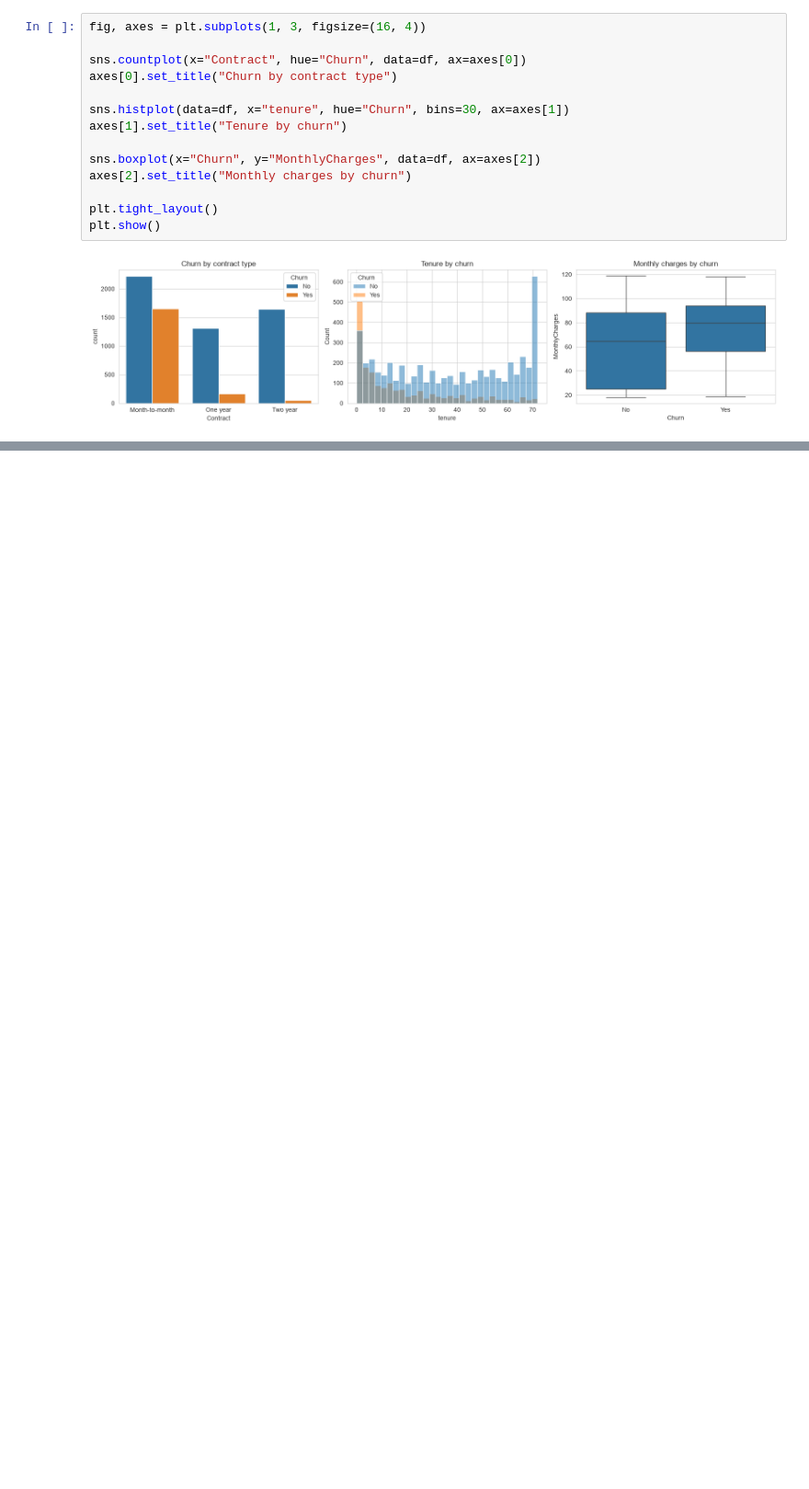
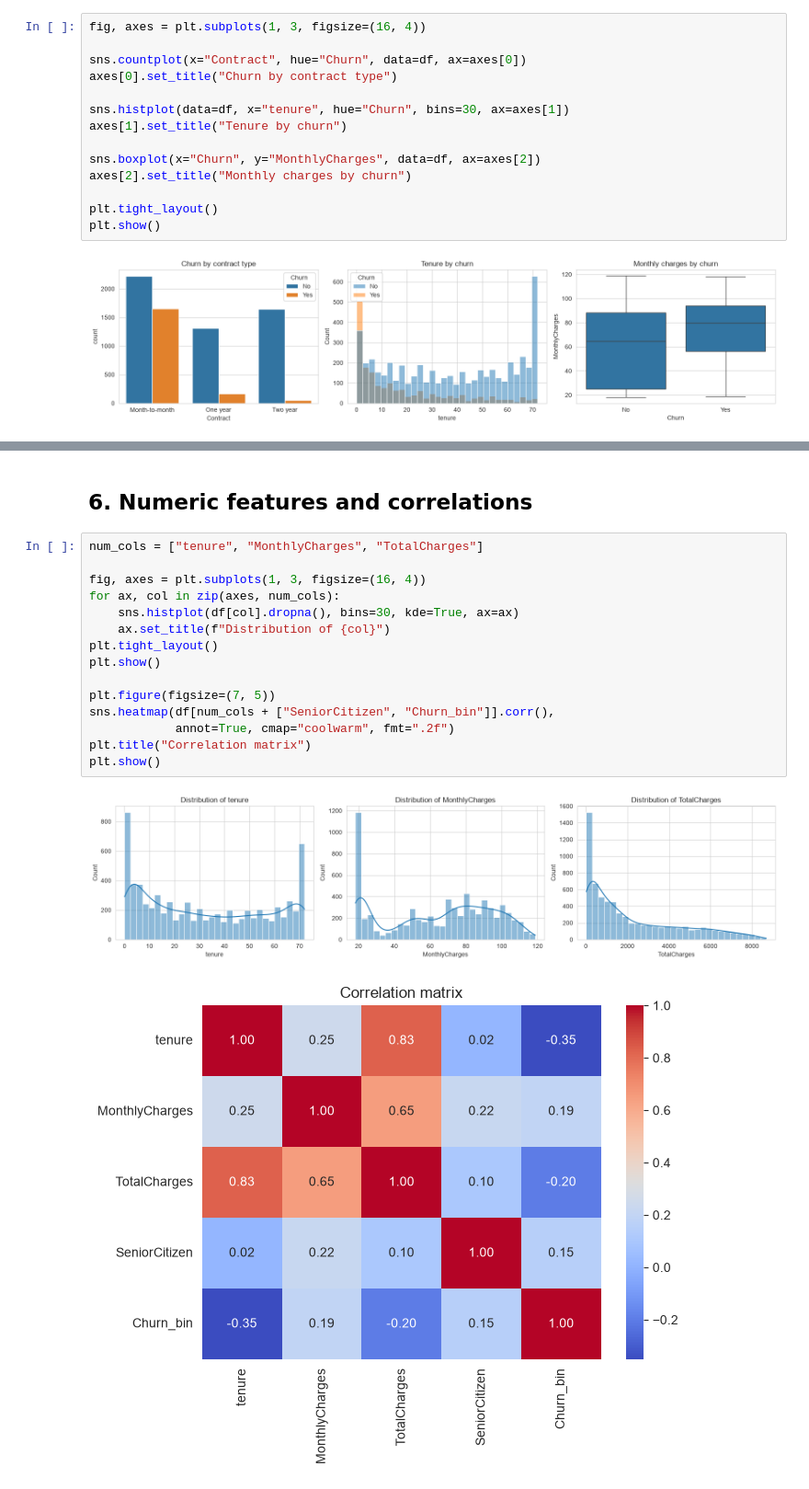
Before and after one commit to vashika-0507/telco-churn-ml, a Jupyter notebook: notebooks/01_eda.ipynb, the cells around one changed output, grey strips where cells are left out. Shown at 92% size. Drawn from its saved outputs; the diff is of its cells as text; blank space fills up the shorter version.

```diff
--- a/notebooks/01_eda.ipynb
+++ b/notebooks/01_eda.ipynb
@@ -104,0 +142,20 @@ plt.show()
+# %% [markdown]
+## 6. Numeric features and correlations
+# %%
+num_cols = ["tenure", "MonthlyCharges", "TotalCharges"]
+
+fig, axes = plt.subplots(1, 3, figsize=(16, 4))
+for ax, col in zip(axes, num_cols):
+    sns.histplot(df[col].dropna(), bins=30, kde=True, ax=ax)
+    ax.set_title(f"Distribution of {col}")
+plt.tight_layout()
+plt.show()
+
+plt.figure(figsize=(7, 5))
+sns.heatmap(df[num_cols + ["SeniorCitizen", "Churn_bin"]].corr(),
+            annot=True, cmap="coolwarm", fmt=".2f")
+plt.title("Correlation matrix")
+plt.show()
+# %% [output]
+[figure, added]
+[figure, added]
```
Also changed, not shown: parts of 17 cells of this notebook.
